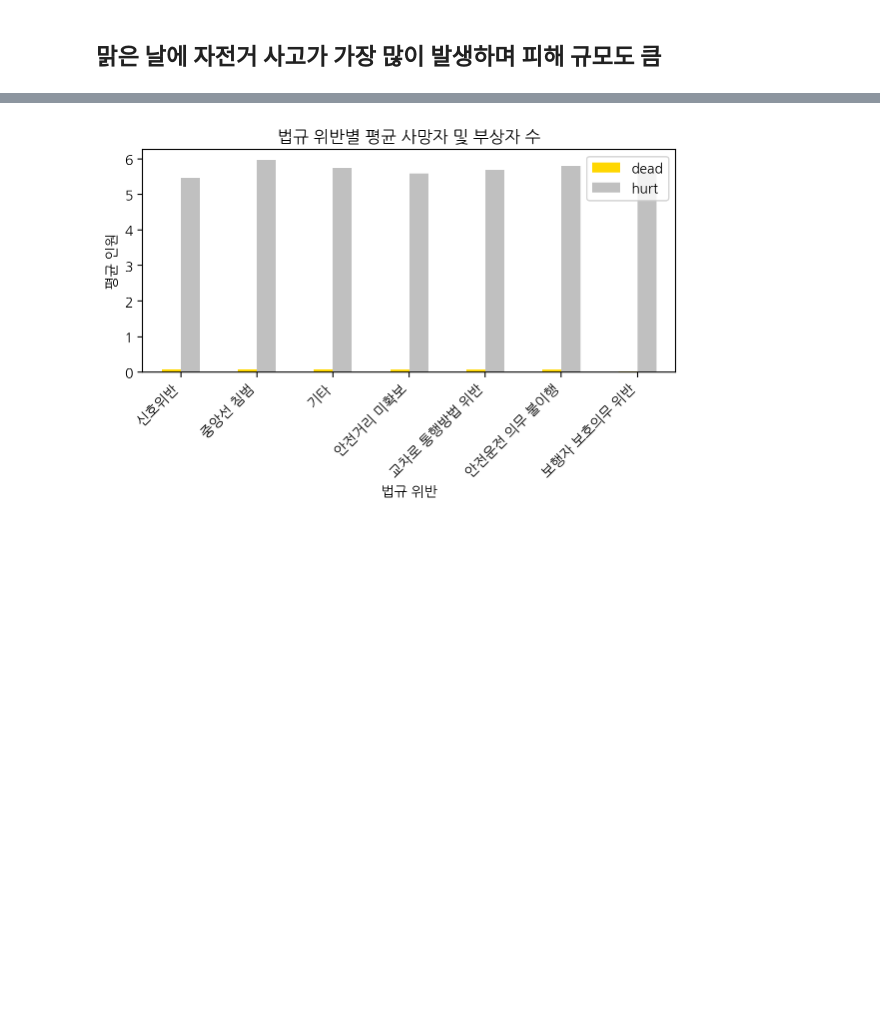
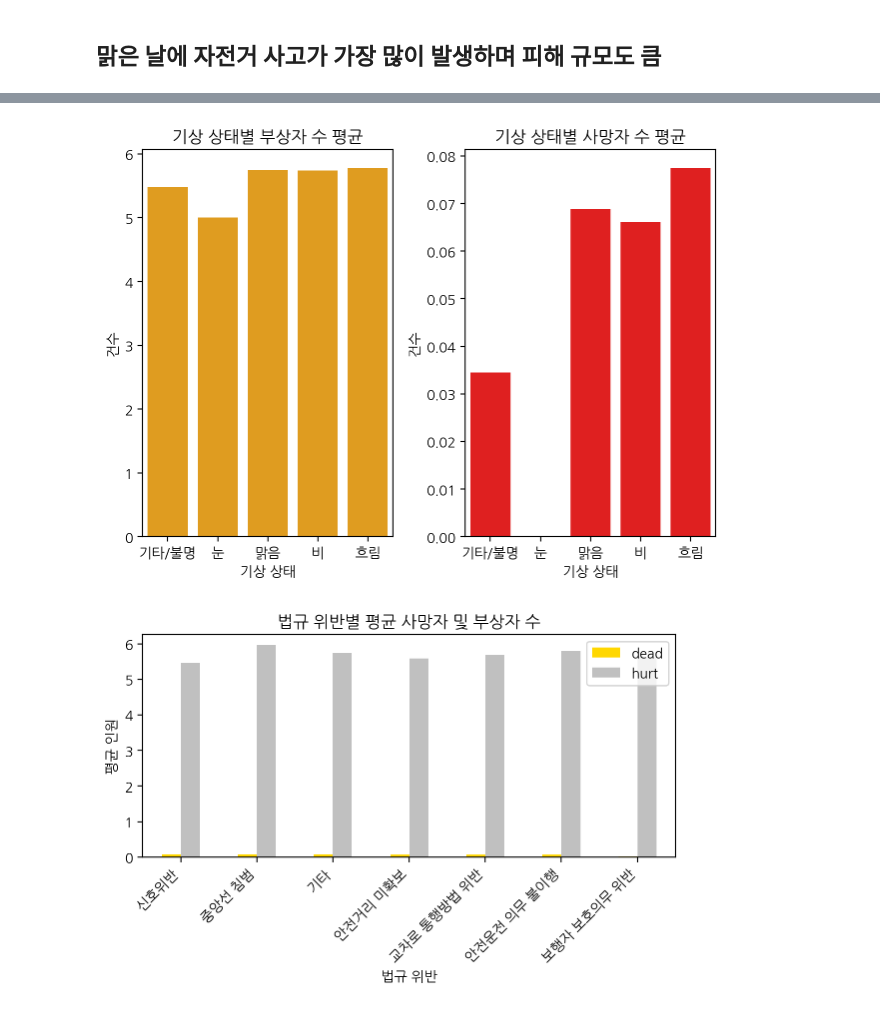
Before and after one commit to yeojeong735/25-BDA-TeamDP, a Jupyter notebook: 25_BDA_BikeCrash_TeamDP.ipynb, the cells around one changed output, grey strips where cells are left out. Drawn from its saved outputs; the diff is of its cells as text; code cells hidden in the pictures; blank space fills up the shorter version.

```diff
--- a/25_BDA_BikeCrash_TeamDP.ipynb
+++ b/25_BDA_BikeCrash_TeamDP.ipynb
@@ -273,3 +281,22 @@ plt.show()
+# %%
+plt.subplot(1,2,1)
+sns.barplot(data=agg_df, x="weather", y="hurt_mean", color = 'orange')
+plt.title("기상 상태별 부상자 수 평균")
+plt.xlabel("기상 상태")
+plt.xticks(rotation=0)
+plt.ylabel("건수")
+plt.tight_layout()
+
+plt.subplot(1,2,2)
+sns.barplot(data=agg_df, x="weather", y="dead_mean", color='red')
+plt.title("기상 상태별 사망자 수 평균")
+plt.xlabel("기상 상태")
+plt.xticks(rotation=0)
+plt.ylabel("건수")
+plt.tight_layout()
+plt.show()
+# %% [output]
+[figure, added]
 # %%
 df['violation'] = rData['법규위반사항']
 
```
Also changed, not shown: parts of 1 cell of this notebook.
